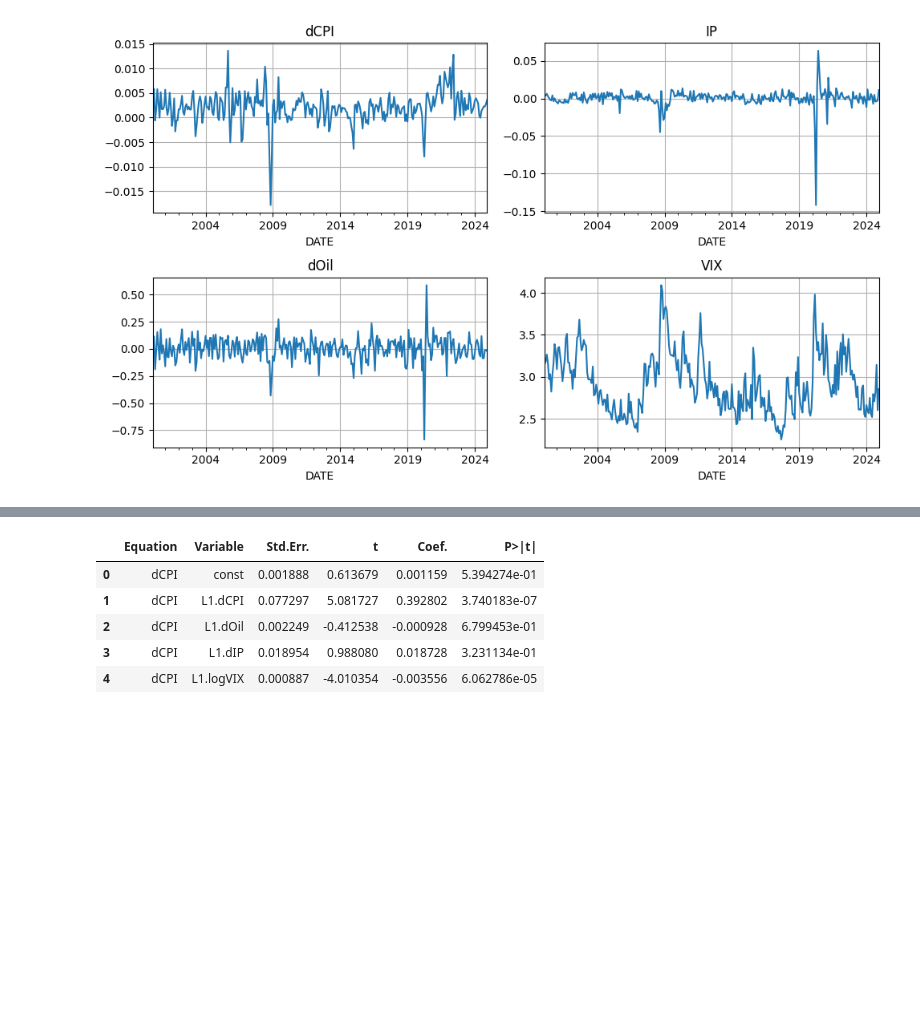
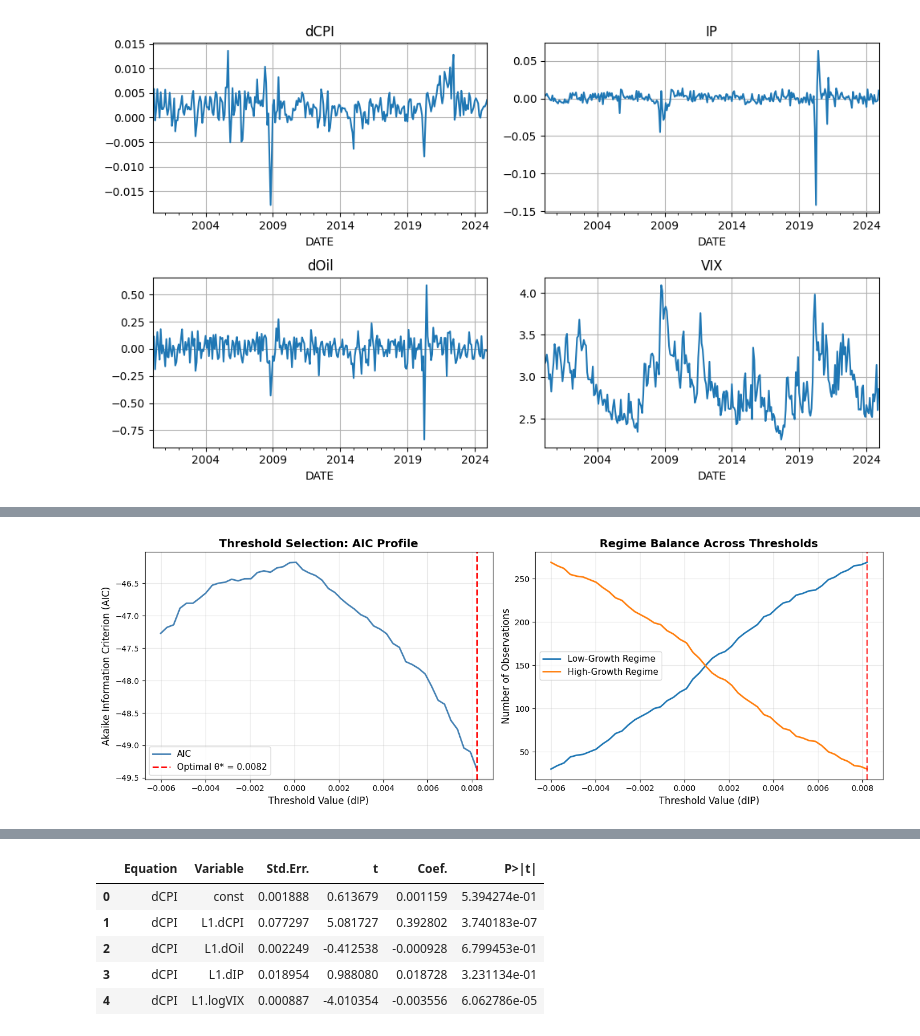
Before and after one commit to saritmaitra/Non-linear-dynamics, a Jupyter notebook: Chapter3_Asymmetric_Pricing.ipynb, the cells around one changed output, grey strips where cells are left out. Saved outputs shown, nothing was run; the diff lists cells and outputs as text; code cells hidden in the pictures; blank space fills up the shorter version.

```diff
--- a/Chapter3_Asymmetric_Pricing.ipynb
+++ b/Chapter3_Asymmetric_Pricing.ipynb
@@ -415,0 +424,82 @@ plt.show()
+# %%
+df.index.freq = 'MS'
+
+# Threshold (10th to 90th percentile of dIP)
+threshold_candidates = np.linspace(
+    df['dIP'].quantile(0.1),
+    df['dIP'].quantile(0.9),
+    num=50)
+
+threshold_results = []
+
+print("Searching for optimal threshold...")
+print(f"Testing {len(threshold_candidates)} candidate thresholds\n")
+
+for thresh in threshold_candidates:
+    df['Regime_Indicator'] = (df['dIP'] <= thresh).astype(int)
+    df['dOil_low'] = df['dOil'] * df['Regime_Indicator']
+    df['dIP_low'] = df['dIP'] * df['Regime_Indicator']
+    df['logVIX_low'] = df['logVIX'] * df['Regime_Indicator']
+
+    var_data = df[['dCPI', 'dOil', 'dIP', 'logVIX',
+                   'dOil_low', 'dIP_low', 'logVIX_low']].dropna()
+
+    try:
+        tvar_model = VAR(var_data)
+        tvar_fit = tvar_model.fit(maxlags=6, ic='aic')
+
+        threshold_results.append({
+            'threshold': thresh,
+            'AIC': tvar_fit.aic,
+            'BIC': tvar_fit.bic,
+            'Log-Likelihood': tvar_fit.llf,
+            'n_low': (df['dIP'] <= thresh).sum(),
+            'n_high': (df['dIP'] > thresh).sum()})
+    except:
+        continue
+
+results_df = pd.DataFrame(threshold_results)
+
+# optimal threshold
+optimal_idx = results_df['AIC'].idxmin()
+optimal_threshold = results_df.loc[optimal_idx, 'threshold']
+optimal_aic = results_df.loc[optimal_idx, 'AIC']
+
+print(f"\n{'='*60}")
+print(f"OPTIMAL THRESHOLD FOUND")
+print(f"{'='*60}")
+print(f"Threshold (θ*): {optimal_threshold:.6f}")
+print(f"AIC: {optimal_aic:.2f}")
+print(f"Observations in Low Regime: {results_df.loc[optimal_idx, 'n_low']:.0f}")
+print(f"Observations in High Regime: {results_df.loc[optimal_idx, 'n_high']:.0f}")
+print(f"{'='*60}\n")
+
+fig, axes = plt.subplots(1, 2, figsize=(14, 5))
+
+# AIC across thresholds
+axes[0].plot(results_df['threshold'], results_df['AIC'],
+             linewidth=2, color='steelblue', label='AIC')
+axes[0].axvline(optimal_threshold, color='red', linestyle='--',
+                linewidth=2, label=f'Optimal θ* = {optimal_threshold:.4f}')
+axes[0].set_xlabel('Threshold Value (dIP)', fontsize=12)
+axes[0].set_ylabel('Akaike Information Criterion (AIC)', fontsize=12)
+axes[0].set_title('Threshold Selection: AIC Profile', fontsize=14, fontweight='bold')
+axes[0].legend(fontsize=11)
+axes[0].grid(alpha=0.3)
+
+# regime balance
+axes[1].plot(results_df['threshold'], results_df['n_low'],
+             label='Low-Growth Regime', linewidth=2)
+axes[1].plot(results_df['threshold'], results_df['n_high'],
+             label='High-Growth Regime', linewidth=2)
+axes[1].axvline(optimal_threshold, color='red', linestyle='--',
+                linewidth=2, alpha=0.7)
+axes[1].set_xlabel('Threshold Value (dIP)', fontsize=12)
+axes[1].set_ylabel('Number of Observations', fontsize=12)
+axes[1].set_title('Regime Balance Across Thresholds', fontsize=14, fontweight='bold')
+axes[1].legend(fontsize=11)
+axes[1].grid(alpha=0.3)
+
+plt.tight_layout()
+plt.show()
+# %% [output]
@@ -416 +518,2 @@ plt.show()
+[figure, added]
 # %% [markdown]
```
Also changed, not shown: parts of 57 cells of this notebook.
